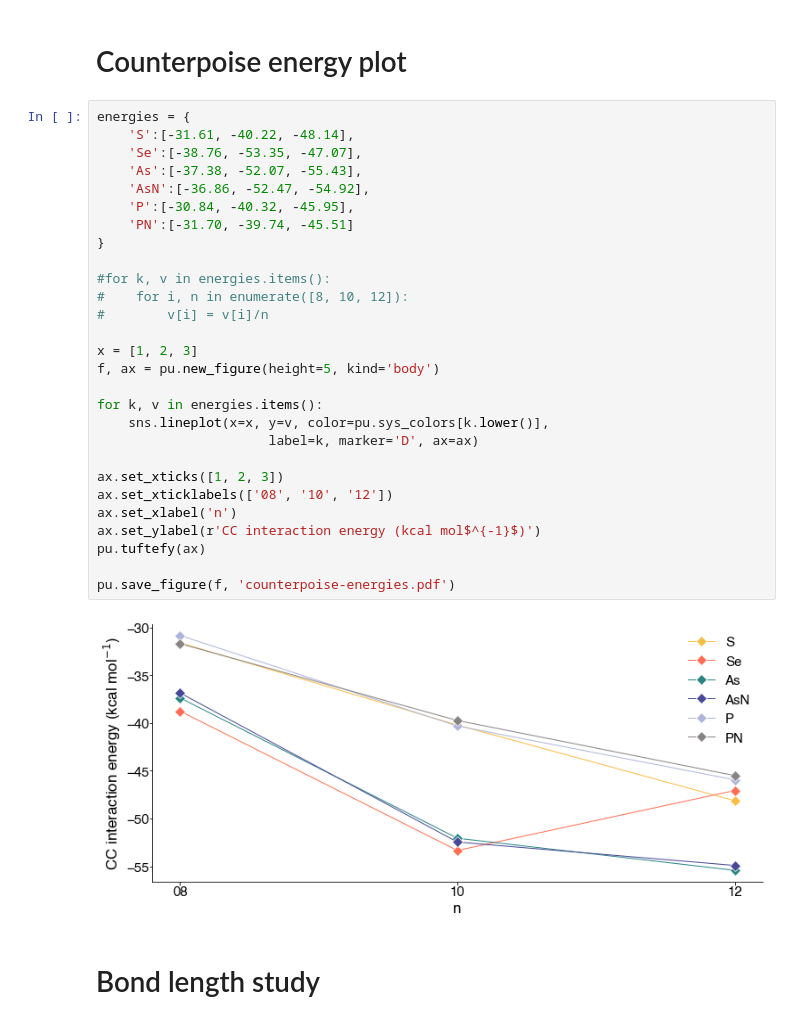
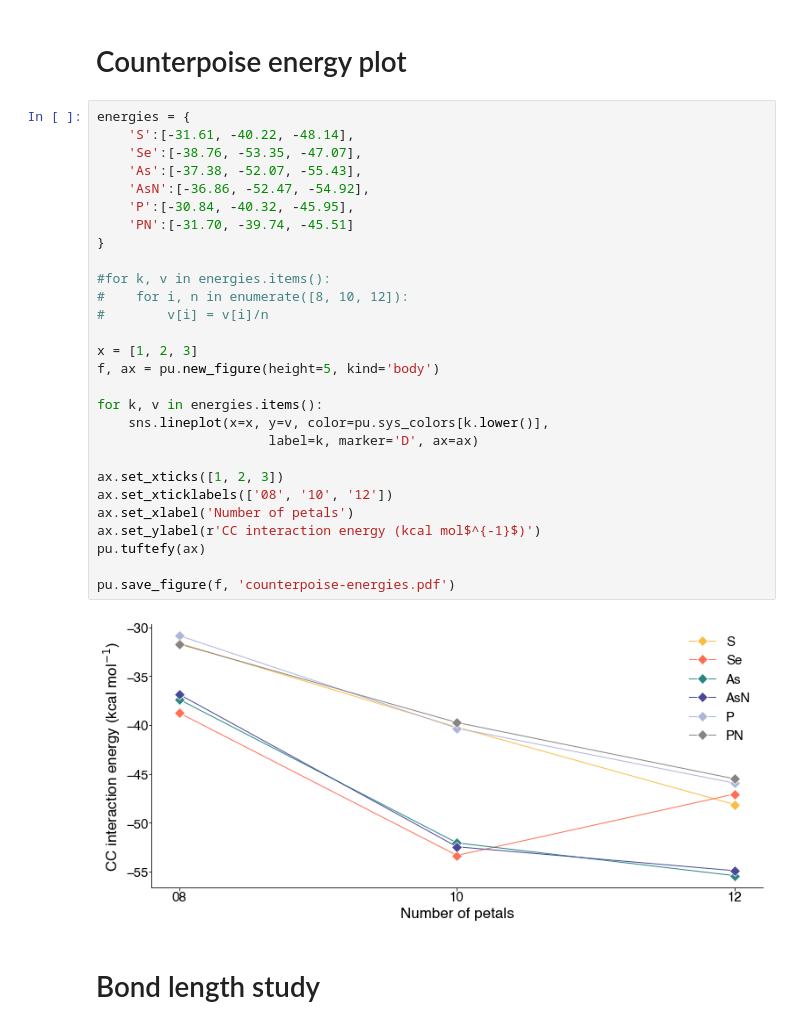
Before and after one commit to oscarigrexas/eomt-oscar, a Jupyter notebook: exploration/exploration.ipynb, the cells around one changed output. Cells and saved outputs as stored; diff of their text form.

```diff
--- a/exploration/exploration.ipynb
+++ b/exploration/exploration.ipynb
@@ -135,33 +135,33 @@ pu.save_figure(f, 'sunflower-stability.pdf')
 # %%
 energies = {
     'S':[-31.61, -40.22, -48.14],
     'Se':[-38.76, -53.35, -47.07],
     'As':[-37.38, -52.07, -55.43],
     'AsN':[-36.86, -52.47, -54.92],
     'P':[-30.84, -40.32, -45.95],
     'PN':[-31.70, -39.74, -45.51]
 }
 
 #for k, v in energies.items():
 #    for i, n in enumerate([8, 10, 12]):
 #        v[i] = v[i]/n
 
 x = [1, 2, 3]
 f, ax = pu.new_figure(height=5, kind='body')
 
 for k, v in energies.items():
     sns.lineplot(x=x, y=v, color=pu.sys_colors[k.lower()],
                       label=k, marker='D', ax=ax)
 
 ax.set_xticks([1, 2, 3])
 ax.set_xticklabels(['08', '10', '12'])
-ax.set_xlabel('n')
+ax.set_xlabel('Number of petals')
 ax.set_ylabel(r'CC interaction energy (kcal mol$^{-1}$)')
 pu.tuftefy(ax)
 
 pu.save_figure(f, 'counterpoise-energies.pdf')
 # %% [output]
-[figure, old version]
+[figure, new version]
 # %% [markdown]
 # Bond length study
 # %%
```
Also changed, not shown: parts of 2 cells of this notebook, 31 other files.
